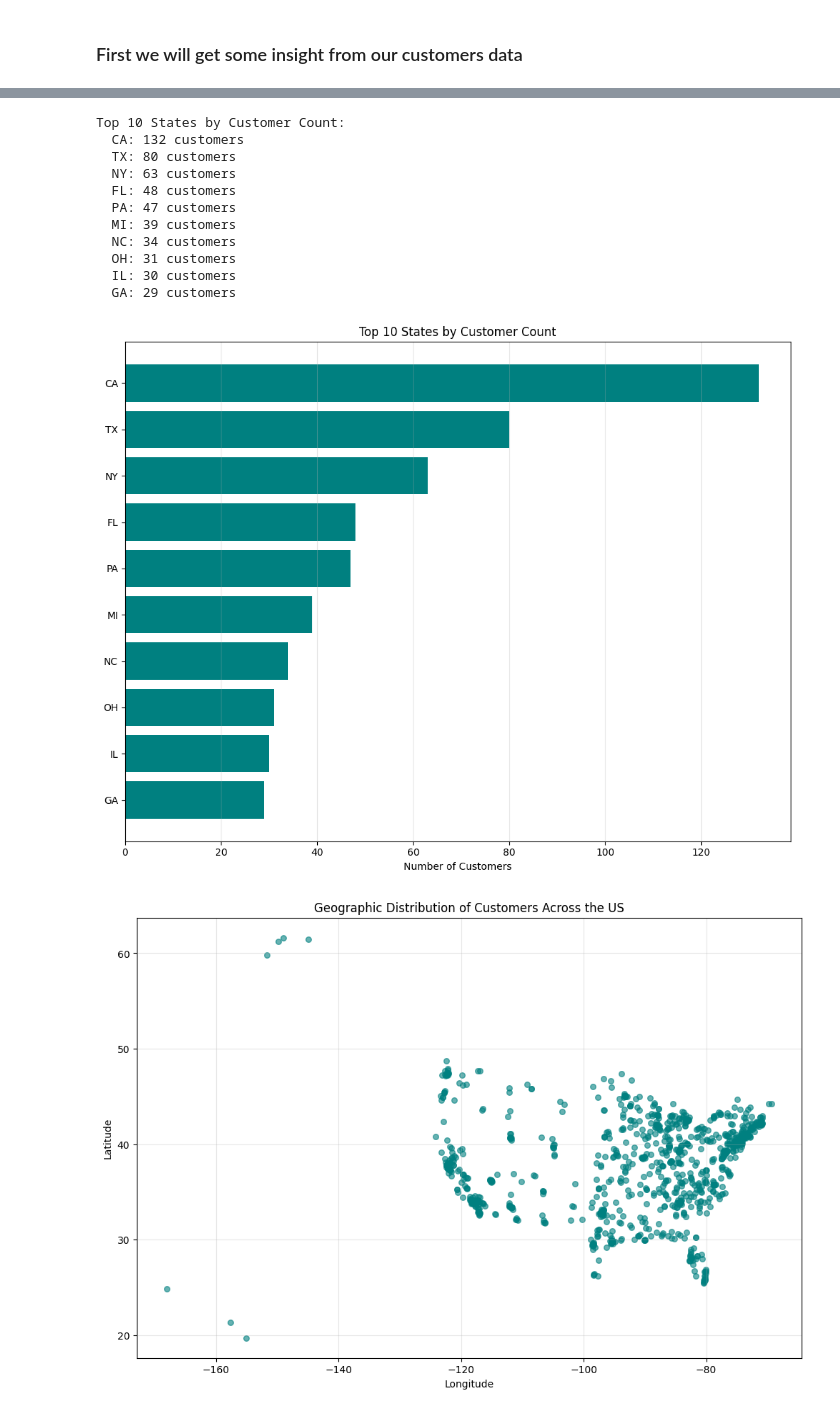
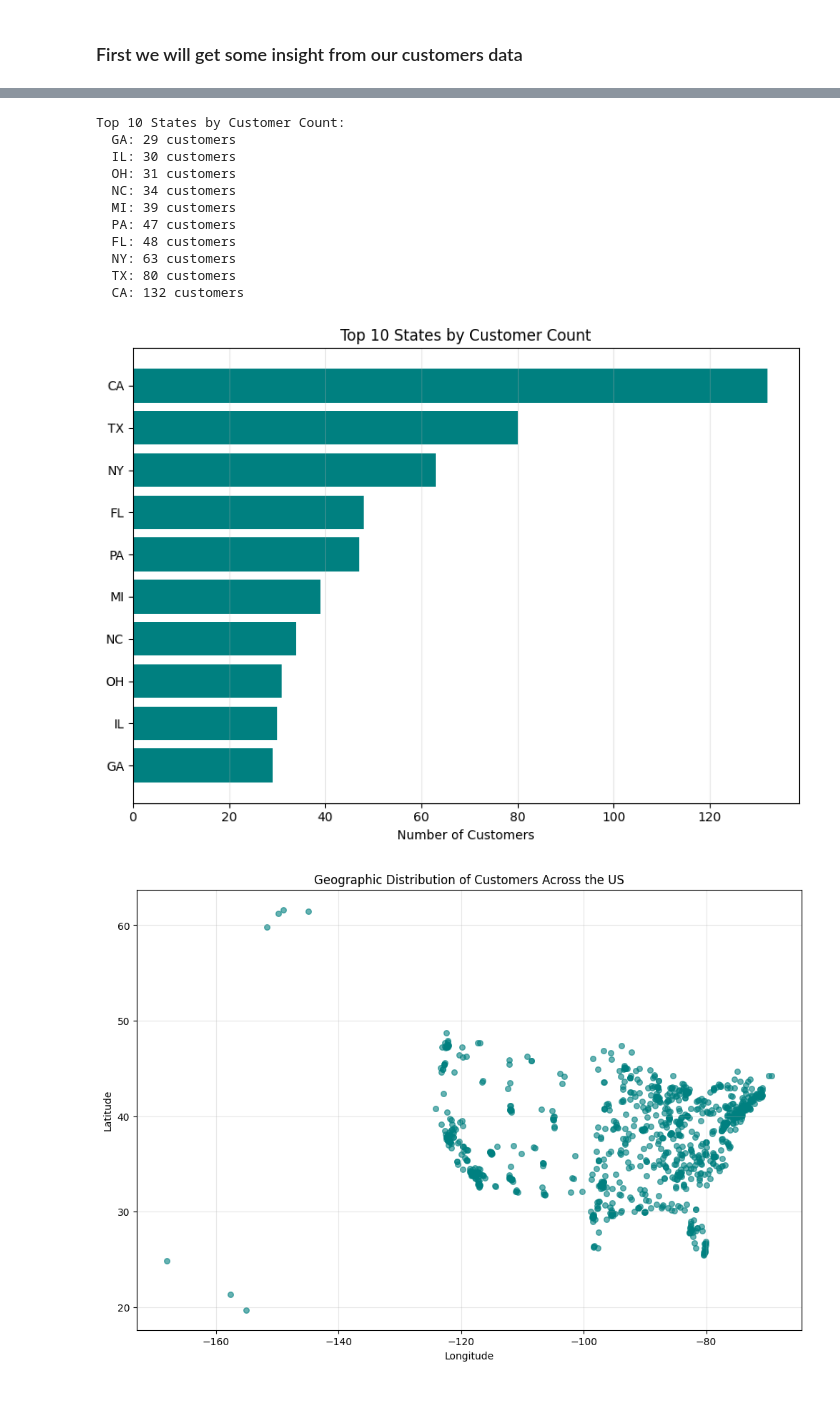
Before and after one commit to lcabrp/card_transactions_analysis, a Jupyter notebook: 02_analysis.ipynb, the cells around one changed output, grey strips where cells are left out. Drawn from its saved outputs; the diff is of its cells as text; code cells hidden in the pictures.

```diff
--- a/02_analysis.ipynb
+++ b/02_analysis.ipynb
@@ -6,6 +5,2 @@ Libraries imported successfully
-# %%
-import matplotlib.pyplot as plt
-%matplotlib inline
-plt.style.use('default')  # Ensures clean plotting environment
 # %%
 # Defining global variables
@@ -107,35 +101,35 @@ Gender Distribution:
 # %%
 # Top 10 States
 num_states_viz = 10
-state_counts = customers_df['state'].value_counts().head(num_states_viz)
+state_counts = customers_df['state'].value_counts().head(num_states_viz).sort_values(ascending=True)
 
 print(f"\nTop {num_states_viz} States by Customer Count:")
 for state, count in state_counts.items():
     print(f"  {state}: {count} customers")
 
-plt.figure(figsize=(10, 8))
-# Convert to list to avoid array type issues
+plt.figure(figsize=(8, 6))
+# Convert to list to avoid array type issues( Pylance )
 plt.barh(range(len(state_counts)), list(state_counts.values), color=color_teal)
 plt.yticks(range(len(state_counts)), list(state_counts.index))
 plt.xlabel('Number of Customers')
 plt.title(f'Top {num_states_viz} States by Customer Count')
 plt.grid(True, alpha=0.3, axis='x')
-plt.gca().invert_yaxis()  # Put highest at top
+#plt.gca().invert_yaxis()  # Put highest at top
 plt.tight_layout()
 plt.show()
 # %% [output]
 Top 10 States by Customer Count:
+  GA: 29 customers
+  IL: 30 customers
+  OH: 31 customers
+  NC: 34 customers
+  MI: 39 customers
+  PA: 47 customers
+  FL: 48 customers
+  NY: 63 customers
+  TX: 80 customers
   CA: 132 customers
-  TX: 80 customers
-  NY: 63 customers
-  FL: 48 customers
-  PA: 47 customers
-  MI: 39 customers
-  NC: 34 customers
-  OH: 31 customers
-  IL: 30 customers
-  GA: 29 customers
-[figure, old version]
+[figure, new version]
 # %%
 # Geographic distribution - Using a scatter plot
 plt.figure(figsize=(12, 8))
```
Also changed, not shown: parts of 23 cells of this notebook, 5 other files.
